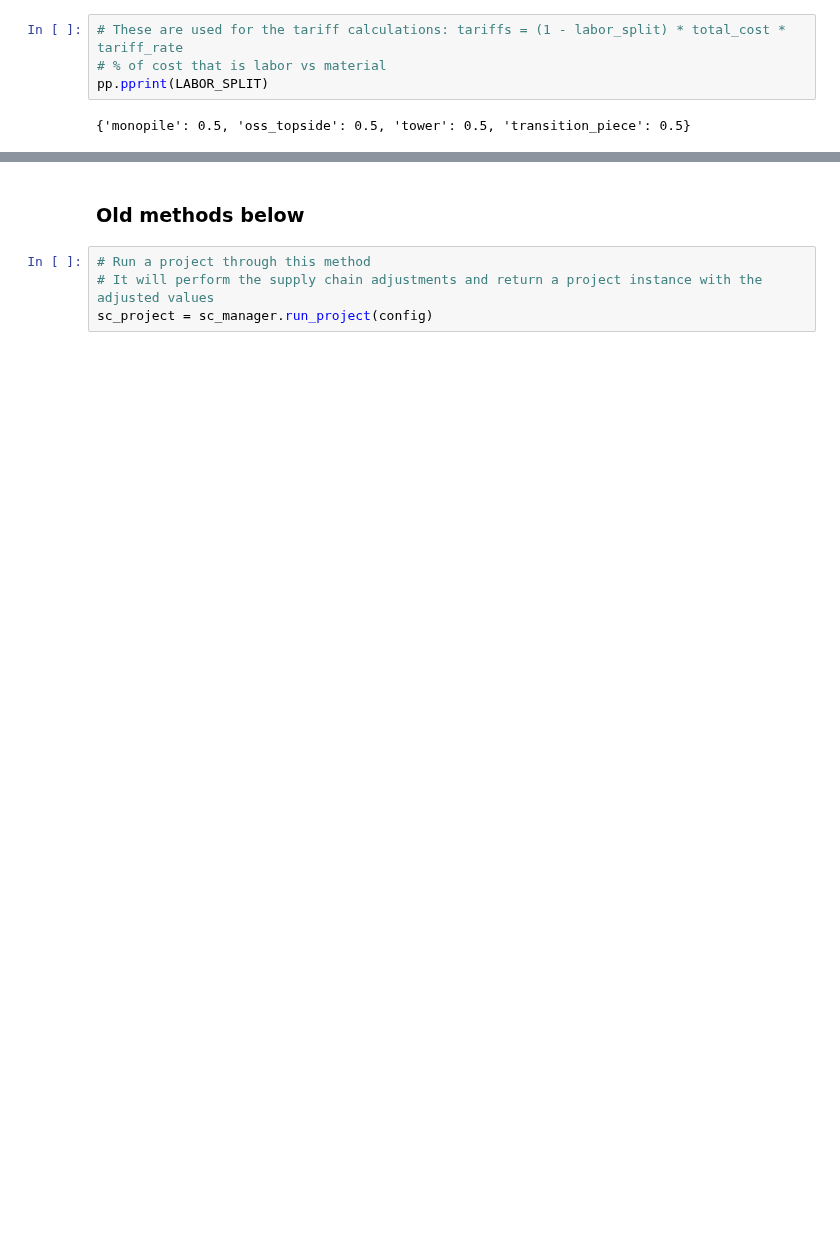
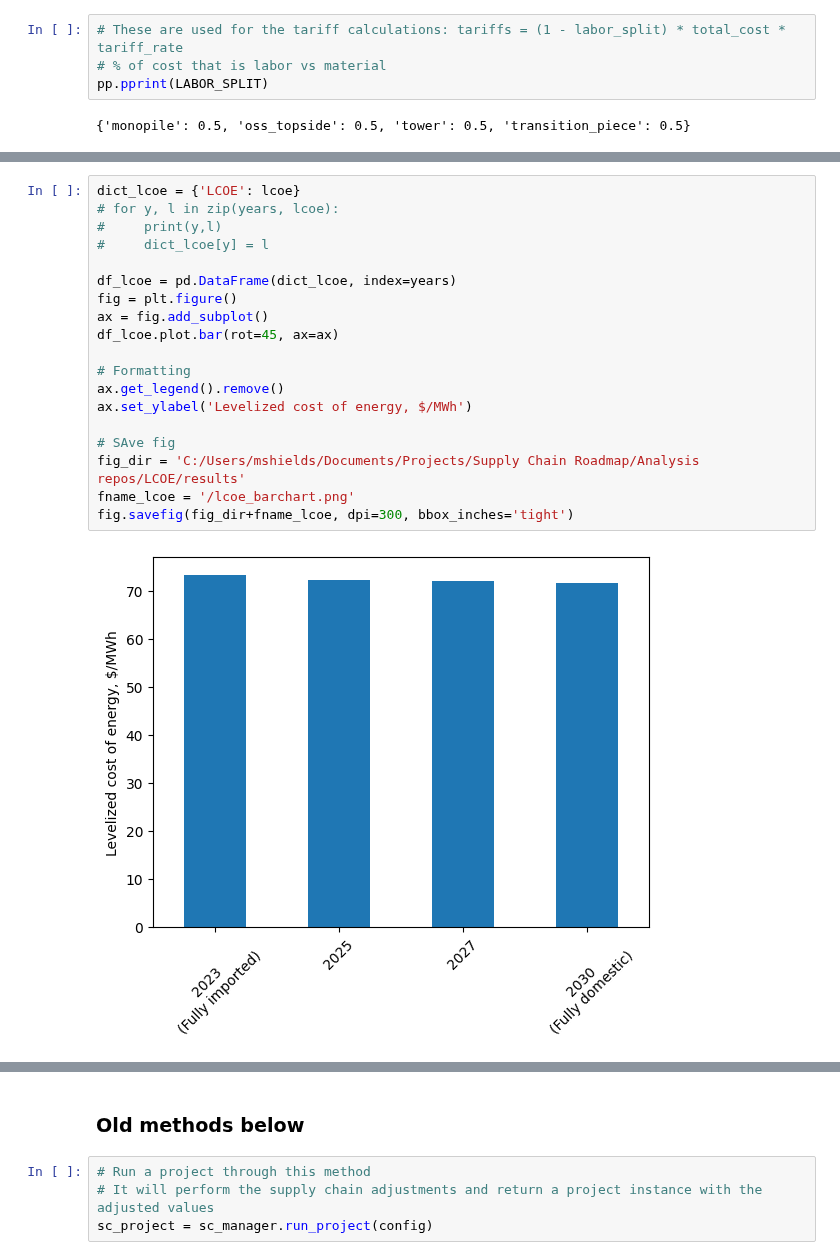
Before and after one commit to WISDEM/ORBIT, a Jupyter notebook: supply_chain.ipynb, the cells around one changed output, grey strips where cells are left out. Cells and saved outputs as stored; diff of their text form; blank space fills up the shorter version.

```diff
--- a/supply_chain.ipynb
+++ b/supply_chain.ipynb
@@ -125,2 +167,23 @@ ax = df.plot.bar(stacked=True)
+# %%
+dict_lcoe = {'LCOE': lcoe}
+# for y, l in zip(years, lcoe):
+#     print(y,l)
+#     dict_lcoe[y] = l
+
+df_lcoe = pd.DataFrame(dict_lcoe, index=years)
+fig = plt.figure()
+ax = fig.add_subplot()
+df_lcoe.plot.bar(rot=45, ax=ax)
+
+# Formatting
+ax.get_legend().remove()
+ax.set_ylabel('Levelized cost of energy, $/MWh')
+
+# SAve fig
+fig_dir = 'C:/Users/mshields/Documents/Projects/Supply Chain Roadmap/Analysis repos/LCOE/results'
+fname_lcoe = '/lcoe_barchart.png'
+fig.savefig(fig_dir+fname_lcoe, dpi=300, bbox_inches='tight')
+# %% [output]
+[figure, added]
 # %%
 df_perc = pd.DataFrame(cost_breakdown_perc, index=years)
```
Also changed, not shown: parts of 17 cells of this notebook, 2 other files.
